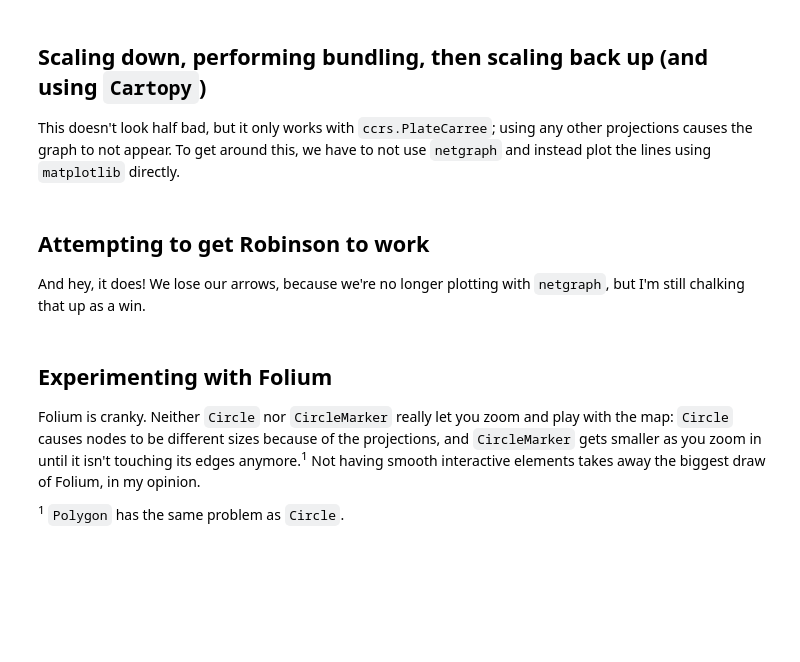
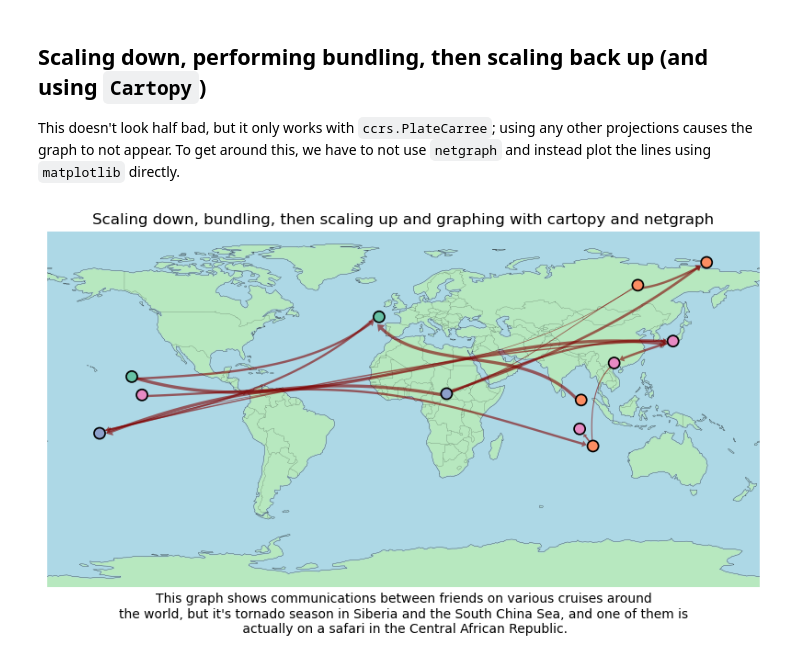
Before and after one commit to mattk7/epidemic-intelligence, a Jupyter notebook: handbook/content/Networks and Edge Bundling Experiemtents.ipynb, the cells around one changed output. Cells and saved outputs as stored; diff of their text form; code cells hidden in the pictures; blank space fills up the shorter version.

```diff
--- a/handbook/content/Networks and Edge Bundling Experiemtents.ipynb
+++ b/handbook/content/Networks and Edge Bundling Experiemtents.ipynb
@@ -213,36 +213,35 @@ fig, ax = plt.subplots(figsize=(10, 10), subplot_kw={'projection': ccrs.PlateCar
 ax.set_global()
 
 # Add features to the map (coastlines, borders, etc.)
-# uses https://scitools.org.uk/cartopy/docs/latest/reference/generated/cartopy.mpl.feature_artist.FeatureArtist.html
+"https://scitools.org.uk/cartopy/docs/latest/reference/generated/cartopy.mpl.feature_artist.FeatureArtist.html"
 
 ax.add_feature(cartopy.feature.BORDERS, linestyle='-', linewidth=.1)
 ax.add_feature(cartopy.feature.LAND, color='#b7e8bf')
 ax.add_feature(cartopy.feature.OCEAN, color='lightblue')
 ax.add_feature(cartopy.feature.COASTLINE, linewidth=.2)
 # ax.stock_img()
 
 netgraph.Graph(
     G,
     node_layout = pos,
     node_color=node_colors,
     edge_width={(u, v): d['weight']*scale/3 for u, v, d in G.edges(data=True)},
     node_edge_width=.5*scale,
     node_size=2*scale,
     node_edge_color='black',
     node_labels=False,
     arrows=True,
     edge_layout=paths,
     edge_color='maroon',
     edge_alpha=0.6,
     prettify=True,
     ax=ax,
 )
 
 plt.title('Scaling down, bundling, then scaling up and graphing with cartopy and netgraph')
 plt.xlabel("This graph shows communications between friends on various cruises around\nthe world, \
 but it's tornado season in Siberia and the South China Sea, and one of them is\n \
 actually on a safari in the Central African Republic.", fontsize=10)
 plt.show()
+# %% [output]
+[figure, added]
-# %% [markdown]
-## Attempting to get Robinson to work
-And hey, it does! We lose our arrows, because we're no longer plotting with `netgraph`, but I'm still chalking that up as a win.
@@ -285,5 +247,0 @@ plt.show()
-# %% [markdown]
-## Experimenting with Folium
-Folium is cranky. Neither `Circle` nor `CircleMarker` really let you zoom and play with the map: `Circle` causes nodes to be different sizes because of the projections, and `CircleMarker` gets smaller as you zoom in until it isn't touching its edges anymore.<sup>1</sup> Not having smooth interactive elements takes away the biggest draw of Folium, in my opinion.
-
-<sup>1</sup> `Polygon` has the same problem as `Circle`.
```
Also changed, not shown: parts of 10 cells of this notebook.
